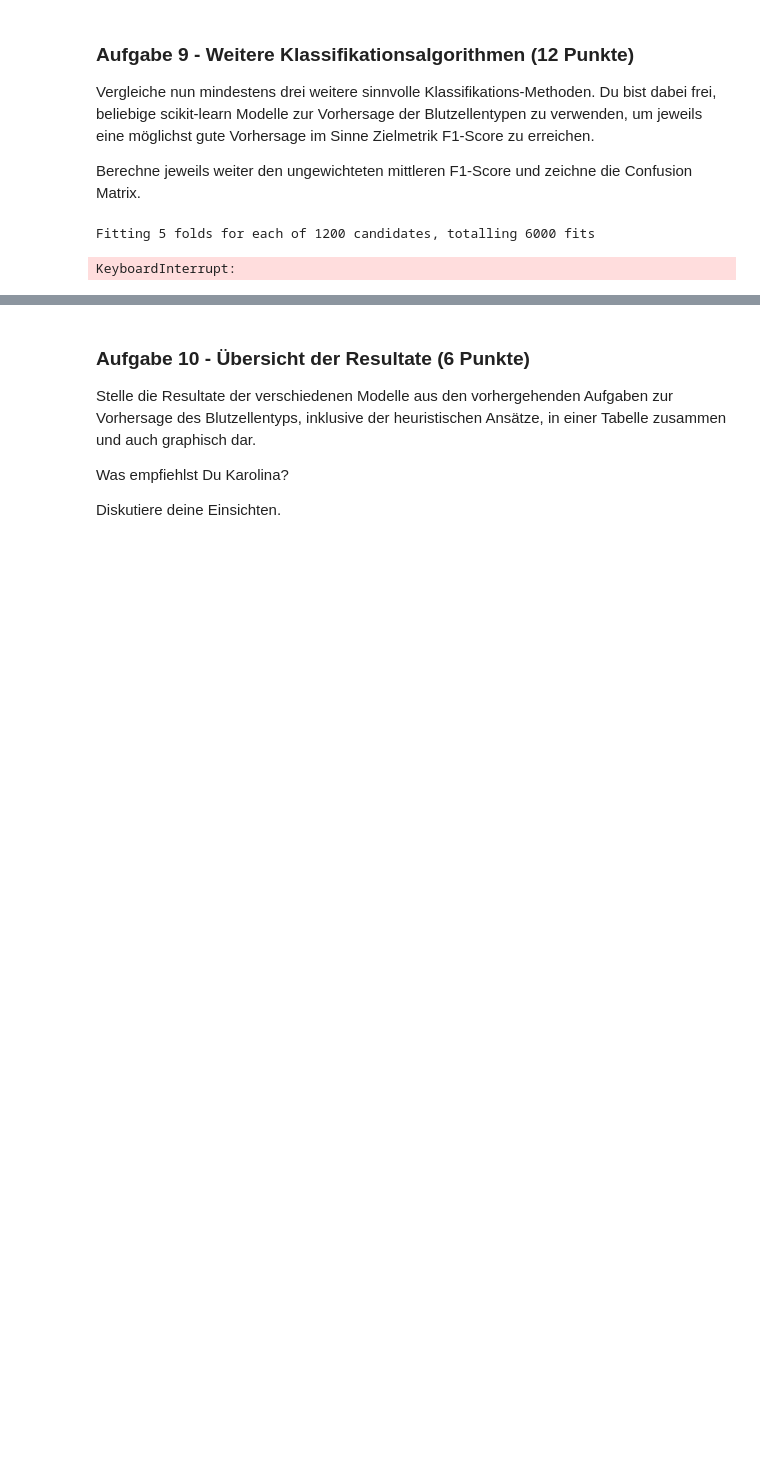
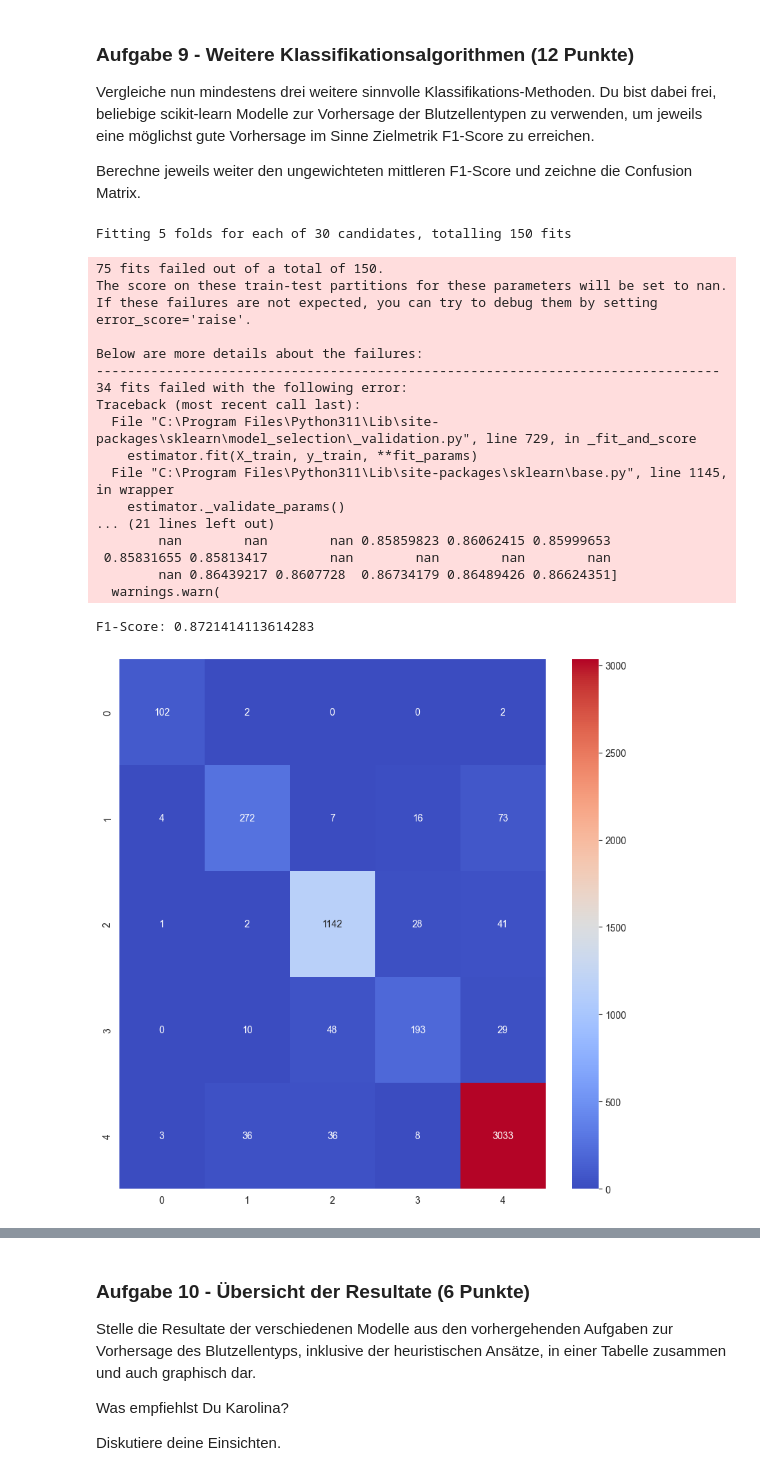
Before and after one commit to staldenhoefler/gml_mc2, a Jupyter notebook: gml_minichallenge_2-checkpoint.ipynb, the cells around one changed output, grey strips where cells are left out. Cells and saved outputs as stored; diff of their text form; code cells hidden in the pictures; blank space fills up the shorter version.

```diff
--- a/gml_minichallenge_2-checkpoint.ipynb
+++ b/gml_minichallenge_2-checkpoint.ipynb
@@ -1177,27 +1184,56 @@ from sklearn.preprocessing import OneHotEncoder
 # %%
 #Import Data
+train_data = pd.read_csv('data/bloodcells_train.csv', delimiter=';')
+test_data = pd.read_csv('data/bloodcells_test.csv', delimiter=';')
 X_train = train_data.drop(columns=['image filename', 'Class'])
 y_train = train_data['Class']
 X_test = test_data.drop(columns=['image filename', 'Class'])
 y_test = test_data['Class']
+
+standardScaler = StandardScaler()
+
+X_train_norm = standardScaler.fit_transform(X_train)
+X_test_norm = standardScaler.transform(X_test)
 # %%
-
 randomForest = RandomForestClassifier(random_state=123)
 
 grid_params = {
-    'n_estimators': [10, 50, 100, 200],
-    'max_depth': [None, 10, 20, 50],
-    'min_samples_split': [2, 5, 10, 20, 50],
-    'min_samples_leaf': [1, 2, 5, 10, 20],
-    'max_features': ['auto', 'sqrt', 'log2']
+    'n_estimators': [50, 100, 200, 300, 400],
+    'max_depth': [None, 10,  50],
+    #'min_samples_split': [5, 10, 20],
+    #'min_samples_leaf': [5, 10, 20],
+    'max_features': ['auto', 'sqrt']
 }
 
-gridsearch = GridSearchCV(randomForest, grid_params, scoring=make_scorer(f1_score, average='macro'), cv=5, n_jobs=-1, verbose=10)
+gridsearch = GridSearchCV(randomForest, grid_params, scoring=make_scorer(f1_score, average='macro'), cv=5, n_jobs=-1, verbose=3)
 
-gridsearch.fit(X_train, y_train)
+gridsearch.fit(X_train_norm, y_train)
 
-y_pred = gridsearch.predict(X_test)
+y_pred = gridsearch.predict(X_test_norm)
 print(f'F1-Score: {f1_score(y_test, y_pred, average="macro")}')
+
+cm = confusion_matrix(y_test, y_pred)
+plt.figure(figsize=(10, 10))
+sns.heatmap(cm, annot=True, fmt=".0f", cmap='coolwarm')
+plt.show()
 # %% [output]
-Fitting 5 folds for each of 1200 candidates, totalling 6000 fits
+Fitting 5 folds for each of 30 candidates, totalling 150 fits
-KeyboardInterrupt:
+75 fits failed out of a total of 150.
+The score on these train-test partitions for these parameters will be set to nan.
+If these failures are not expected, you can try to debug them by setting error_score='raise'.
+
+Below are more details about the failures:
+--------------------------------------------------------------------------------
+34 fits failed with the following error:
+Traceback (most recent call last):
+  File "C:\Program Files\Python311\Lib\site-packages\sklearn\model_selection\_validation.py", line 729, in _fit_and_score
+    estimator.fit(X_train, y_train, **fit_params)
+  File "C:\Program Files\Python311\Lib\site-packages\sklearn\base.py", line 1145, in wrapper
+    estimator._validate_params()
+... (21 lines left out)
+        nan        nan        nan 0.85859823 0.86062415 0.85999653
+ 0.85831655 0.85813417        nan        nan        nan        nan
+        nan 0.86439217 0.8607728  0.86734179 0.86489426 0.86624351]
+  warnings.warn(
+F1-Score: 0.8721414113614283
+[figure, added]
```
Also changed, not shown: parts of 10 cells of this notebook.
